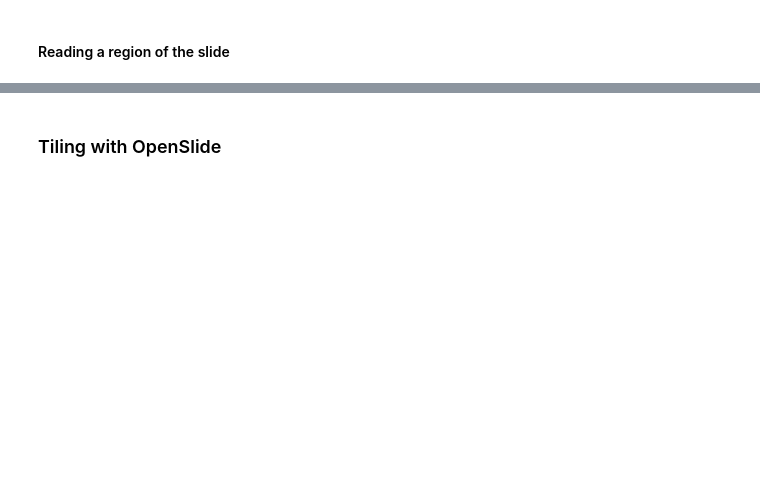
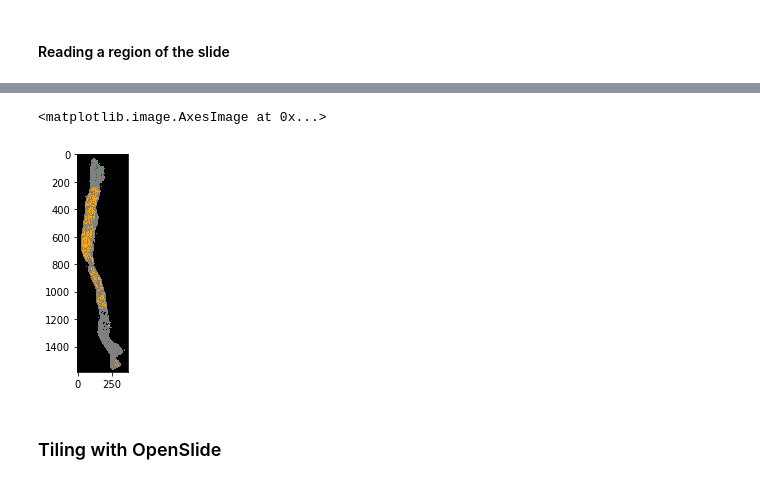
Before and after one commit to MindLab-DP/WSI-Manipulation, a Jupyter notebook: WSI_Manipulation_with_OpenSlide_and_Scikit_Image.ipynb, the cells around one changed output, grey strips where cells are left out. Cells and saved outputs as stored; diff of their text form; code cells hidden in the pictures; blank space fills up the shorter version.

```diff
--- a/WSI_Manipulation_with_OpenSlide_and_Scikit_Image.ipynb
+++ b/WSI_Manipulation_with_OpenSlide_and_Scikit_Image.ipynb
@@ -61,5 +61,6 @@ from tqdm.notebook import tqdm
 data_dir = '/content/drive/My Drive/Datasets/PANDA'
 df = pd.read_csv(os.path.join(data_dir, 'train.csv'))
 image_folder = f'{data_dir}/train_images/'
+mask_folder = f'{data_dir}/train_label_masks/'
 # %% [markdown]
 ### Displaying an image with OpenSlide
@@ -111,3 +114,12 @@ plt.imshow(patch)
+# %%
+mask = openslide.OpenSlide(os.path.join(mask_folder, f'{slide}_mask.tiff'))
+mask_data = mask.read_region((0,0), mask.level_count - 1, mask.level_dimensions[-1])
+cmap = mpl.colors.ListedColormap(['black', 'gray', 'green', 'yellow', 'orange', 'red'])
+# %%
+plt.imshow(np.asarray(mask_data)[:,:,0], cmap=cmap, interpolation='nearest', vmin=0, vmax=5)
+# %% [output]
+<matplotlib.image.AxesImage at 0x...>
+[figure, added]
 # %% [markdown]
 ### Tiling with OpenSlide
 # %%
```
Also changed, not shown: parts of 14 cells of this notebook.
